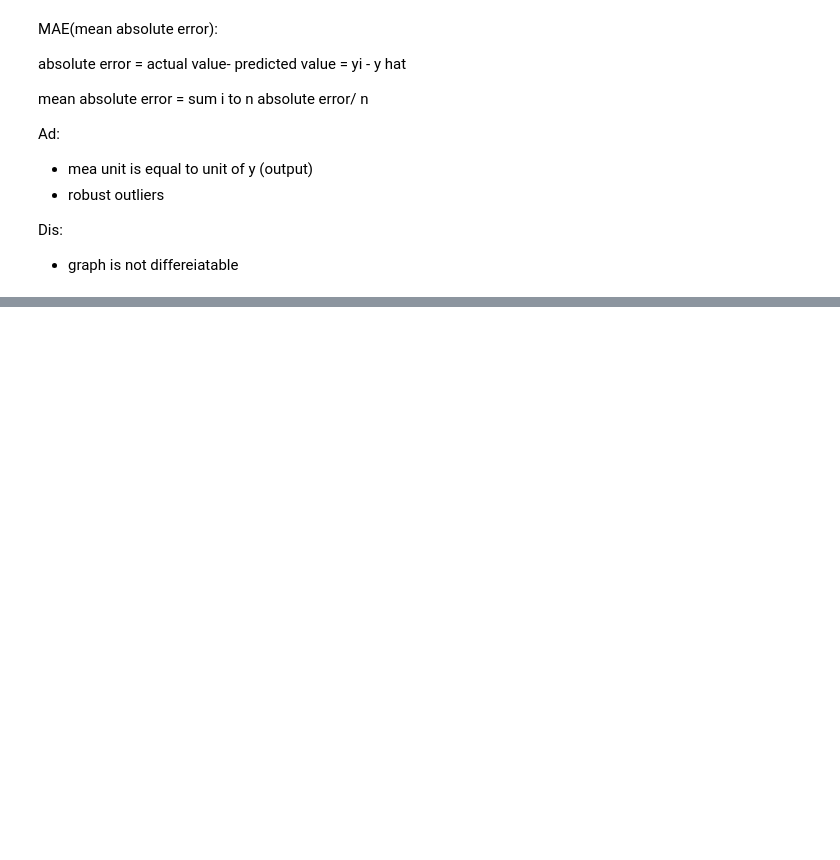
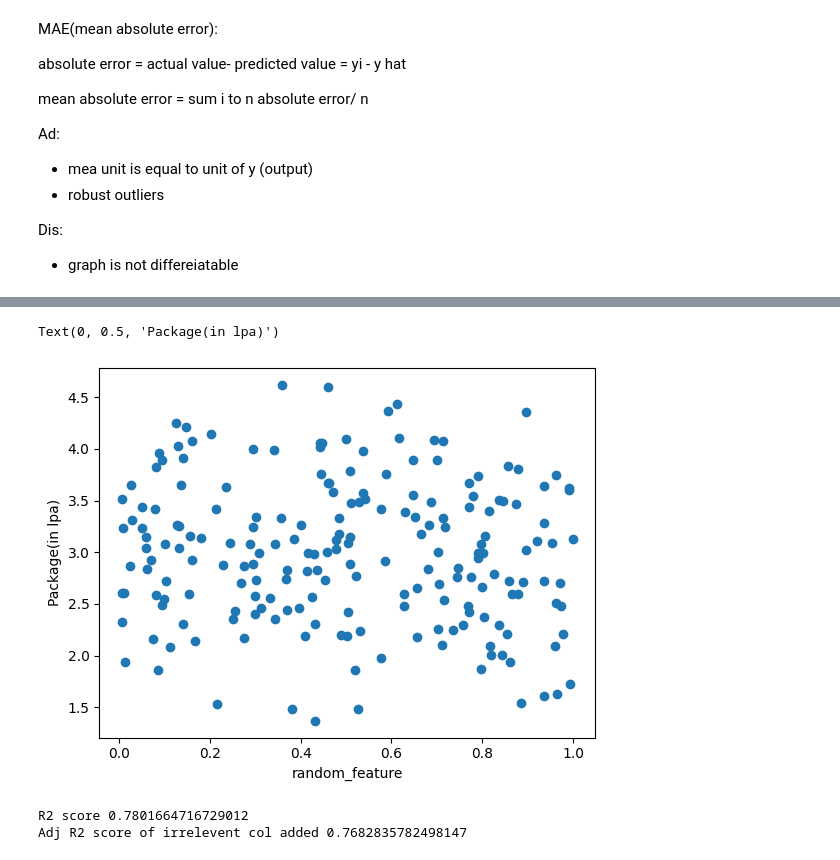
Before and after one commit to Avit-hodibu/Regression, a Jupyter notebook: Regression.ipynb, the cells around one changed output, grey strips where cells are left out. Cells and saved outputs as stored; diff of their text form; code cells hidden in the pictures; blank space fills up the shorter version.

```diff
--- a/Regression.ipynb
+++ b/Regression.ipynb
@@ -261,0 +345,3 @@ Dis:
+# %%
+df = pd.read_csv('placement.csv')
+df.head()
@@ -261,0 +403,6 @@ Dis:
+# %%
+# irrelevent
+new_df1 = df.copy()
+new_df1['random_feature'] = np.random.random(200)
+new_df1 = new_df1[['cgpa','random_feature','package']]
+new_df1.head()
@@ -261,0 +416,21 @@ Dis:
+# %%
+plt.scatter(new_df1['random_feature'],new_df1['package'])
+plt.xlabel('random_feature')
+plt.ylabel('Package(in lpa)')
+# %% [output]
+Text(0, 0.5, 'Package(in lpa)')
+[figure, added]
+# %%
+X = new_df1.iloc[:,0:2]
+y = new_df1.iloc[:,-1]
+X_train,X_test,y_train,y_test = train_test_split(X,y,test_size=0.2,random_state=2)
+lr = LinearRegression()
+lr.fit(X_train,y_train)
+y_pred = lr.predict(X_test)
+print("R2 score",r2_score(y_test,y_pred))
+r2 = r2_score(y_test,y_pred)
+r2adj= 1- ((1-r2)*(len(y_test)-1)/(len(y_test)-X_test.shape[1]-1))
+print("Adj R2 score of irrelevent col added",r2adj)
+# %% [output]
+R2 score 0.7801664716729012
+Adj R2 score of irrelevent col added 0.7682835782498147
```
Also changed, not shown: parts of 19 cells of this notebook.
